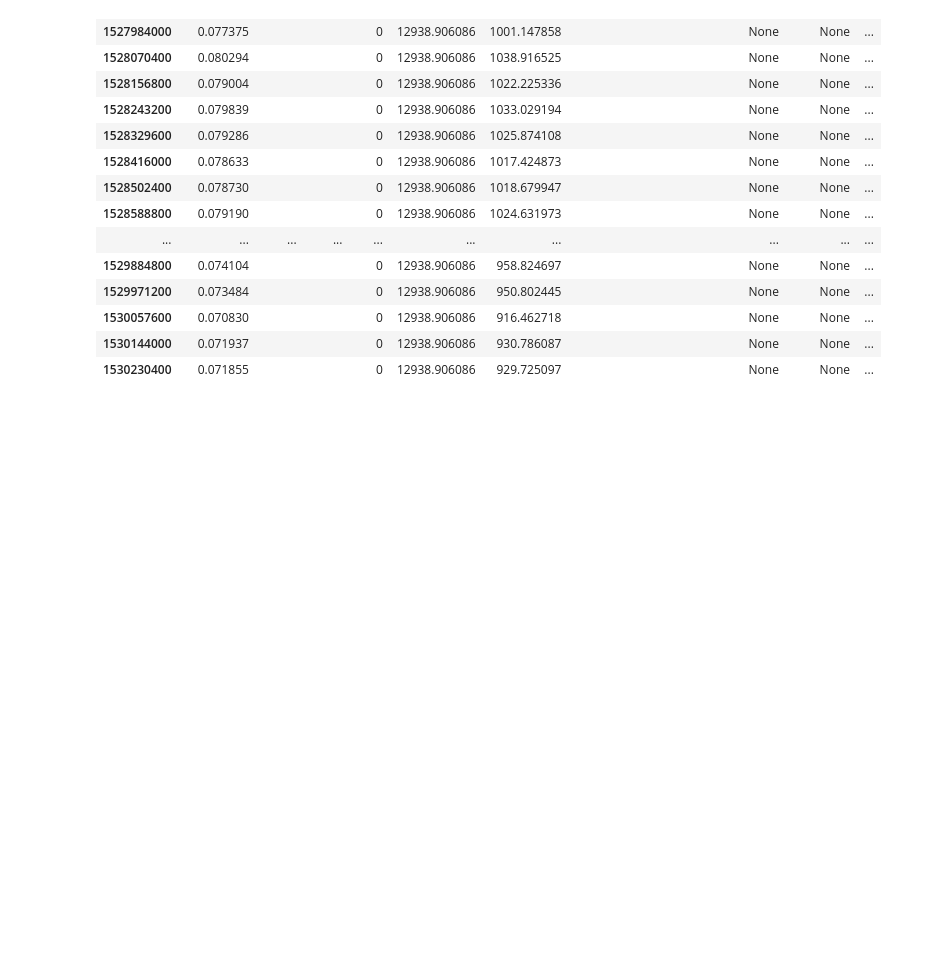
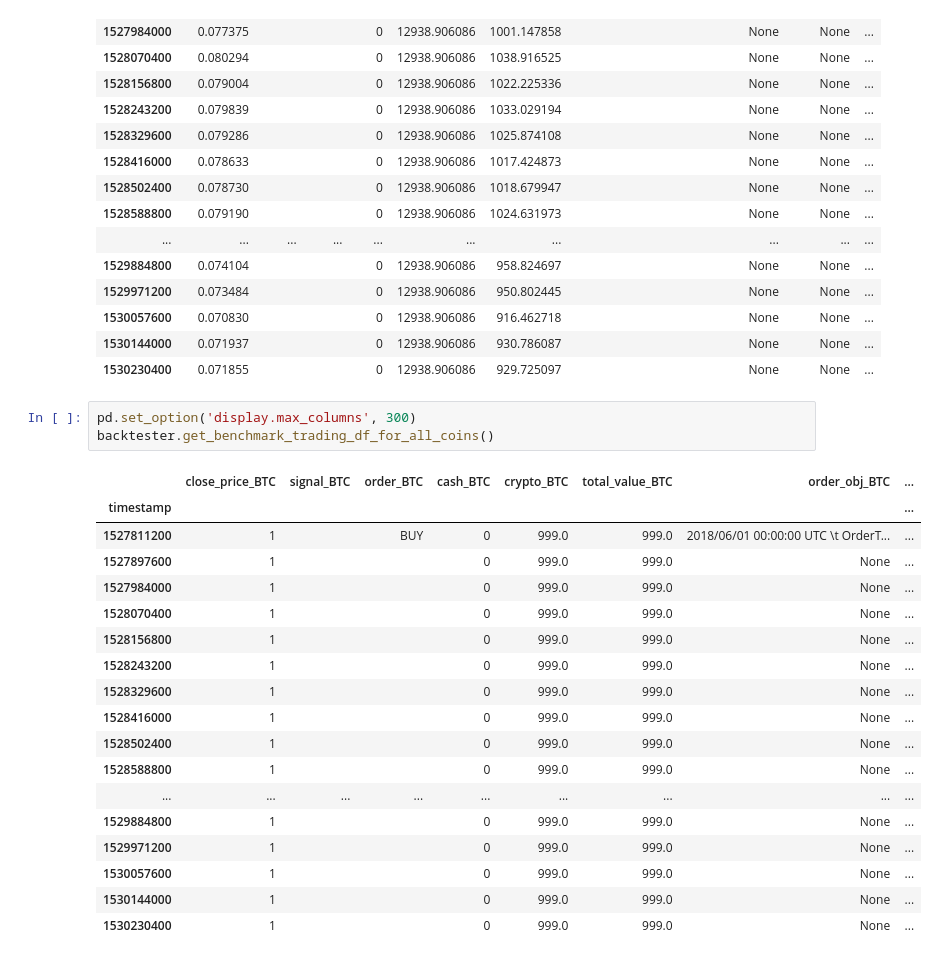
Before and after one commit to IntelligentTrading/clover, a Jupyter notebook: notebooks/portfolio_backtesting.ipynb, the cells around one changed output. Cells and saved outputs as stored; diff of their text form; blank space fills up the shorter version.

Commit message:
Benchmark vs. rebalancing in a dataframe.

```diff
--- a/notebooks/portfolio_backtesting.ipynb
+++ b/notebooks/portfolio_backtesting.ipynb
@@ -102,3 +102,25 @@ backtester.get_benchmark_trading_dataframe_for_coin('ETH')
 | 1530057600 | 0.070830 |  |  | 0 | 12938.906086 | 916.462718 | None | None | ... |
 | 1530144000 | 0.071937 |  |  | 0 | 12938.906086 | 930.786087 | None | None | ... |
 | 1530230400 | 0.071855 |  |  | 0 | 12938.906086 | 929.725097 | None | None | ... |
+# %%
+pd.set_option('display.max_columns', 300)
+backtester.get_benchmark_trading_df_for_all_coins()
+# %% [output]
+|  | close_price_BTC | signal_BTC | order_BTC | cash_BTC | crypto_BTC | total_value_BTC | order_obj_BTC | ... |
+| timestamp |  |  |  |  |  |  |  | ... |
+| 1527811200 | 1 |  | BUY | 0 | 999.0 | 999.0 | 2018/06/01 00:00:00 UTC \t OrderT... | ... |
+| 1527897600 | 1 |  |  | 0 | 999.0 | 999.0 | None | ... |
+| 1527984000 | 1 |  |  | 0 | 999.0 | 999.0 | None | ... |
+| 1528070400 | 1 |  |  | 0 | 999.0 | 999.0 | None | ... |
+| 1528156800 | 1 |  |  | 0 | 999.0 | 999.0 | None | ... |
+| 1528243200 | 1 |  |  | 0 | 999.0 | 999.0 | None | ... |
+| 1528329600 | 1 |  |  | 0 | 999.0 | 999.0 | None | ... |
+| 1528416000 | 1 |  |  | 0 | 999.0 | 999.0 | None | ... |
+| 1528502400 | 1 |  |  | 0 | 999.0 | 999.0 | None | ... |
+| 1528588800 | 1 |  |  | 0 | 999.0 | 999.0 | None | ... |
+| ... | ... | ... | ... | ... | ... | ... | ... | ... |
+| 1529884800 | 1 |  |  | 0 | 999.0 | 999.0 | None | ... |
+| 1529971200 | 1 |  |  | 0 | 999.0 | 999.0 | None | ... |
+| 1530057600 | 1 |  |  | 0 | 999.0 | 999.0 | None | ... |
+| 1530144000 | 1 |  |  | 0 | 999.0 | 999.0 | None | ... |
+| 1530230400 | 1 |  |  | 0 | 999.0 | 999.0 | None | ... |
```
Also changed, not shown: parts of 4 cells of this notebook, 1 other file.
